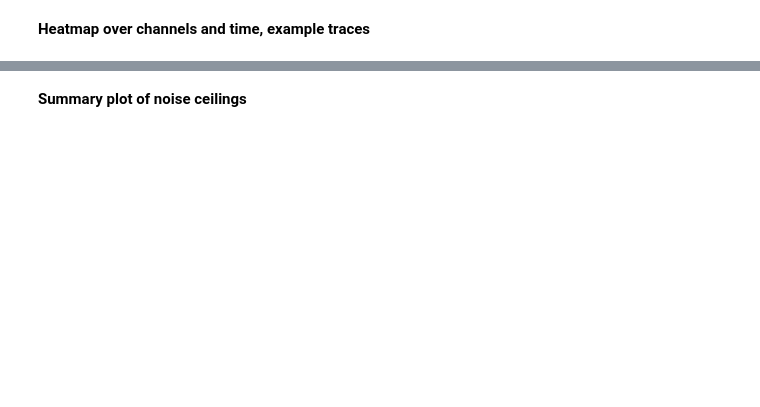
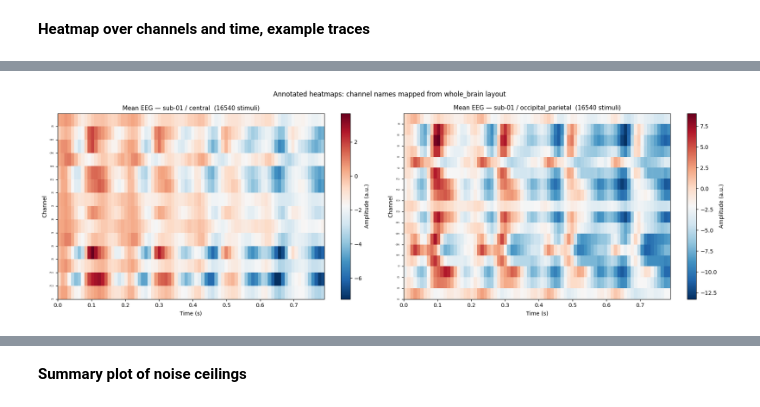
Before and after one commit to martiiiina/NX-414, a Jupyter notebook: project/nx414_project_2026 (3).ipynb, the cells around one changed output, grey strips where cells are left out. Saved outputs shown, nothing was run; the diff lists cells and outputs as text; code cells hidden in the pictures; blank space fills up the shorter version.

Commit message:
answer box & 1.2 heatmap

```diff
--- a/project/nx414_project_2026 (3).ipynb
+++ b/project/nx414_project_2026 (3).ipynb
@@ -864,0 +876,87 @@ plt.show()
+# %%
+# ── Channel-to-region map + per-ROI annotated heatmaps ───────────────────────
+# Load whole_brain to build the channel→region mapping, then independently load
+# 'central' and 'occipital_parietal' to draw their own annotated heatmaps.
+
+STANDARD_CH = [
+    'Fp1','AF7','AF3','F1','F3','F5','F7','FT7','FC5','FC3','FC1',
+    'C1','C3','C5','T7','TP7','CP5','CP3','CP1','P1','P3','P5','P7',
+    'P9','PO7','PO3','O1','Iz','Oz','POz','Pz','CPz','Fpz','Fp2',
+    'AF8','AF4','AFz','Fz','F2','F4','F6','F8','FT8','FC6','FC4',
+    'FC2','FCz','Cz','C2','C4','C6','T8','TP8','CP6','CP4','CP2',
+    'P2','P4','P6','P8','P10','PO8','PO4','O2'
+]
+
+TARGET_ROIS = ['central', 'occipital_parietal']
+
+with h5py.File(EEG2_path, 'r') as f:
+    all_rois = sorted(f[f'train/neural_data/{sub}'].keys())
+    # Stimulus-averaged response for every ROI (used for mapping)
+    roi_means = {r: f[f'train/neural_data/{sub}/{r}'][:].mean(0) for r in all_rois}
+    # Full data for the two ROIs we want to plot (n_stim, n_ch, n_t)
+    roi_data  = {r: f[f'train/neural_data/{sub}/{r}'][:]
+                 for r in TARGET_ROIS if r in all_rois}
+    ch_names_all = STANDARD_CH
+    if 'ch_names' in f.attrs:
+        ch_names_all = [x.decode() if isinstance(x, bytes) else str(x)
+                        for x in f.attrs['ch_names']]
+
+# ── Build mapping: match every sub-ROI to whole_brain channel indices ─────────
+ref_key = 'whole_brain' if 'whole_brain' in roi_means else max(roi_means, key=lambda r: roi_means[r].shape[0])
+wb   = roi_means[ref_key]
+n_wb = wb.shape[0]
+
+wb_u = wb - wb.mean(1, keepdims=True)
+wb_u = wb_u / (np.linalg.norm(wb_u, axis=1, keepdims=True) + 1e-12)
+
+roi_to_indices = {ref_key: list(range(n_wb))}
+for r, dm in roi_means.items():
+    if r == ref_key:
+        continue
+    dm_u = dm - dm.mean(1, keepdims=True)
+    dm_u = dm_u / (np.linalg.norm(dm_u, axis=1, keepdims=True) + 1e-12)
+    corr = dm_u @ wb_u.T
+    roi_to_indices[r] = sorted(corr.argmax(axis=1).tolist())
+
+# channel index in whole_brain → sub-ROI name
+ch_roi_map = {idx: r for r, idxs in roi_to_indices.items()
+              if r != ref_key for idx in idxs}
+
+# ── Summary ───────────────────────────────────────────────────────────────────
+print("Channel-to-region mapping:")
+for r in sorted(r for r in roi_to_indices if r != ref_key):
+    idxs  = roi_to_indices[r]
+    names = [ch_names_all[i] if i < len(ch_names_all) else f'ch{i}' for i in idxs[:5]]
+    print(f"  {r:25s}: {len(idxs):2d} ch — e.g. {', '.join(names)}{'...' if len(idxs)>5 else ''}")
+
+# ── Helper: get channel names for a given ROI ─────────────────────────────────
+def roi_channel_names(r):
+    idxs = roi_to_indices.get(r, list(range(roi_data[r].shape[1])))
+    return [ch_names_all[i] if i < len(ch_names_all) else f'ch{i}' for i in idxs]
+
+# ── Two annotated heatmaps ────────────────────────────────────────────────────
+fig, axes = plt.subplots(1, 2, figsize=(18, 6))
+
+for ax, r in zip(axes, TARGET_ROIS):
+    if r not in roi_data:
+        ax.set_title(f'{r} — not found'); ax.axis('off'); continue
+
+    mr    = roi_data[r].mean(0)          # (n_ch, n_t)
+    n_ch_r = mr.shape[0]
+    names  = roi_channel_names(r)[:n_ch_r]
+
+    im = ax.imshow(mr, aspect='auto', origin='lower',
+                   extent=[times[0], times[-1], 0, n_ch_r],
+                   cmap='RdBu_r')
+    ax.set_yticks(range(n_ch_r))
+    ax.set_yticklabels(names, fontsize=max(4, min(8, int(60 / n_ch_r))))
+    ax.set_xlabel('Time (s)')
+    ax.set_ylabel('Channel')
+    ax.set_title(f'Mean EEG — {sub} / {r}  ({roi_data[r].shape[0]} stimuli)', fontsize=11)
+    plt.colorbar(im, ax=ax, label='Amplitude (a.u.)')
+
+plt.suptitle('Annotated heatmaps: channel names mapped from whole_brain layout', fontsize=12)
+plt.tight_layout()
+plt.savefig("annotated_heatmap.png", dpi=150, bbox_inches="tight")
+plt.show()
+# %% [output]
@@ -864,0 +970 @@ plt.show()
+[figure, added]
```
Also changed, not shown: parts of 8 cells of this notebook, 1 other file.
